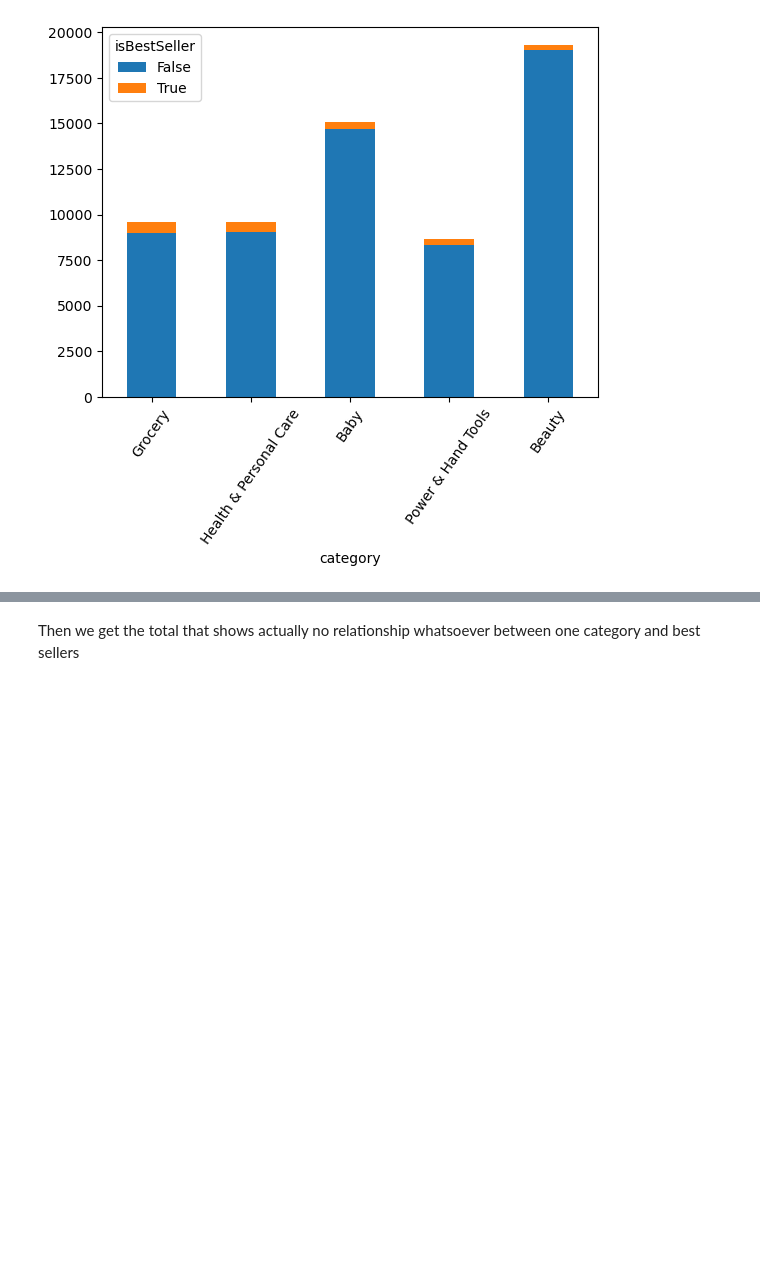
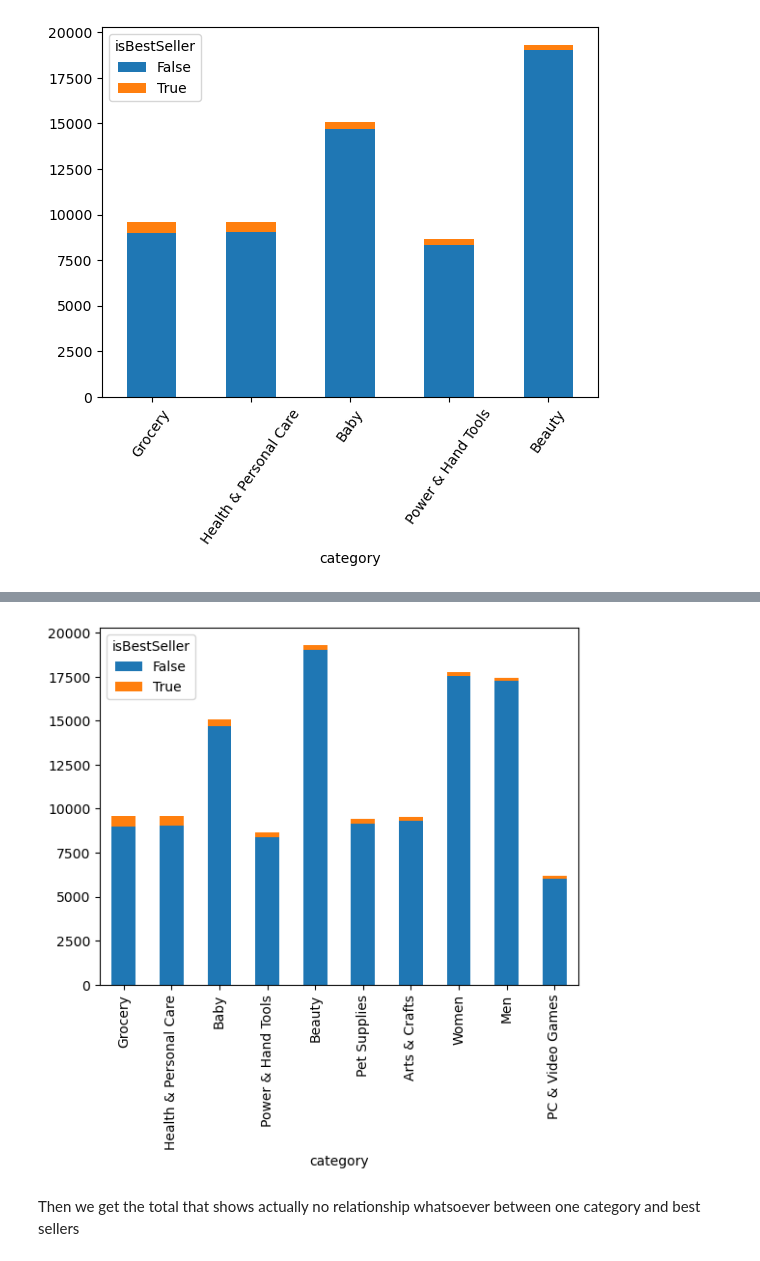
Before and after one commit to JCastillo1997/Stumbling-n-Learnin-n, a Jupyter notebook: Labs_eda/Lab_2/Lab_2.ipynb, the cells around one changed output, grey strips where cells are left out. Cells and saved outputs as stored; diff of their text form; code cells hidden in the pictures; blank space fills up the shorter version.

```diff
--- a/Labs_eda/Lab_2/Lab_2.ipynb
+++ b/Labs_eda/Lab_2/Lab_2.ipynb
@@ -135,3 +135,8 @@ plt.xticks(visible=True,rotation=55)
 plt.show()
 # %% [output]
 [figure]
+# %%
+cross['best_prop']=round(cross[True] / (cross[True] + cross[False]) * 100,2)
+cross.sort_values(by=True,ascending=False)
+cross
+# esto lo pasa a porcentaje
@@ -138,3 +158,9 @@ plt.show()
+# %%
+cross.drop(columns='best_prop').head(10).plot(kind='bar', stacked=True)
+plt.xticks(visible=True)
+plt.show()
+# %% [output]
+[figure, added]
 # %% [markdown]
 Then we get the total that shows actually no relationship whatsoever between one category and best sellers
 # %% [markdown]
```
Also changed, not shown: parts of 6 cells of this notebook, 3 other files.
